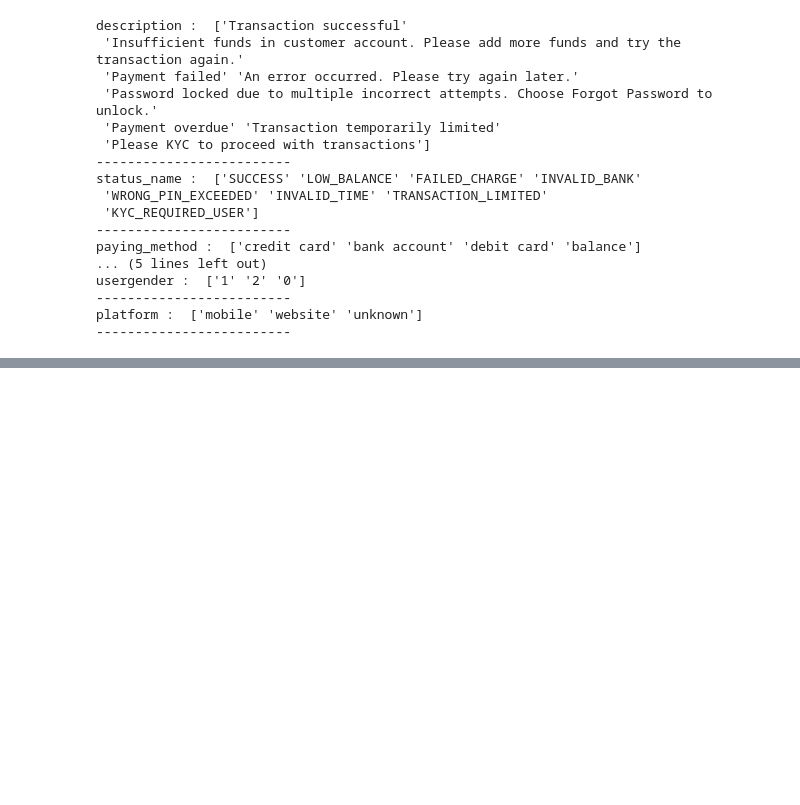
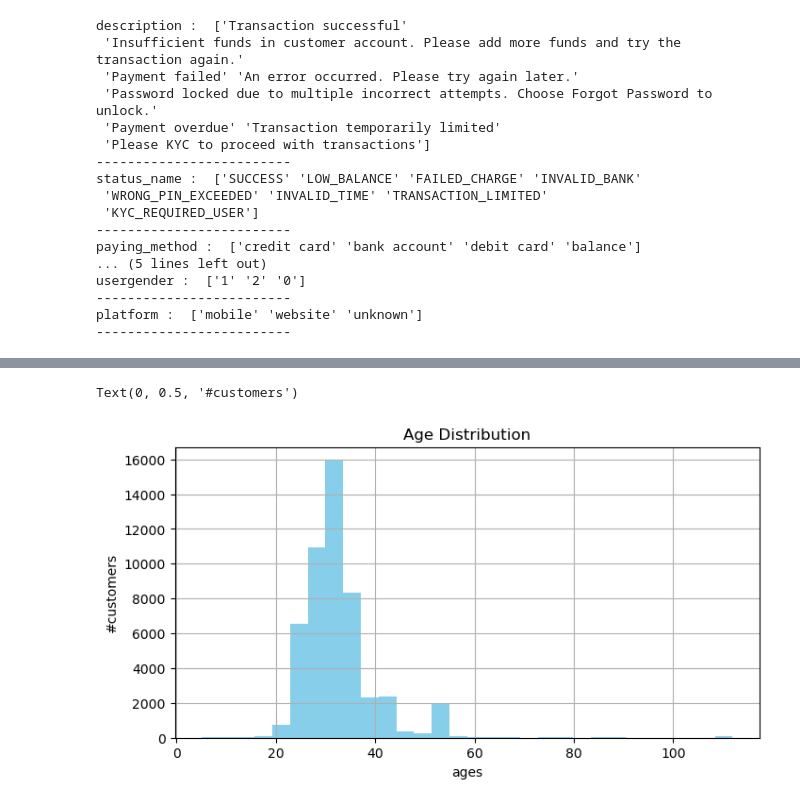
Before and after one commit to DucD0610/HOYTS-Cinema-Ticket-Sales-Analysis, a Jupyter notebook: Capstone project/captone project.ipynb, the cells around one changed output, grey strips where cells are left out. Drawn from its saved outputs; the diff is of its cells as text; code cells hidden in the pictures; blank space fills up the shorter version.

Commit message:
data analysis user portrait

```diff
--- a/Capstone project/captone project.ipynb
+++ b/Capstone project/captone project.ipynb
@@ -475,0 +479,5 @@ platform :  ['mobile' 'website' 'unknown']
+# %%
+from datetime import datetime
+
+# Calculate user age
+current_date = datetime.now()
@@ -475,0 +488,4 @@ platform :  ['mobile' 'website' 'unknown']
+# %%
+df_join_all['age day'] = (current_date - df_join_all['dob']).dt.days #number days
+df_join_all['age'] = df_join_all['age day'] /365.25
+df_join_all['age'] = df_join_all['age'].astype(int) #because default was float type
@@ -475,0 +499,19 @@ platform :  ['mobile' 'website' 'unknown']
+# %%
+#Change usergender to string and mapping with male, female, not verify
+df_join_all['usergender'] = df_join_all['usergender'].astype(str)
+df_join_all['usergender'] = df_join_all['usergender'].replace(to_replace='1', value='Male')
+df_join_all['usergender'] = df_join_all['usergender'].replace(to_replace='2', value='Female')
+df_join_all['usergender'] = df_join_all['usergender'].replace(to_replace='0', value='Not verify')
+# %%
+#Get customers list including age and gender
+df_cus = df_join_all.drop_duplicates(subset=['customer_id']) [['customer_id', 'age', 'usergender']] #subset to based on a specific column
+# %%
+#Customer Age Distribution
+plt.figure(figsize=(8,4))
+df_cus['age'].hist(bins = 30, color='skyblue')
+plt.title('Age distribution')
+plt.xlabel('ages')
+plt.ylabel('#customers')
+# %% [output]
+Text(0, 0.5, '#customers')
+[figure, added]
```
Also changed, not shown: parts of 5 cells of this notebook.
